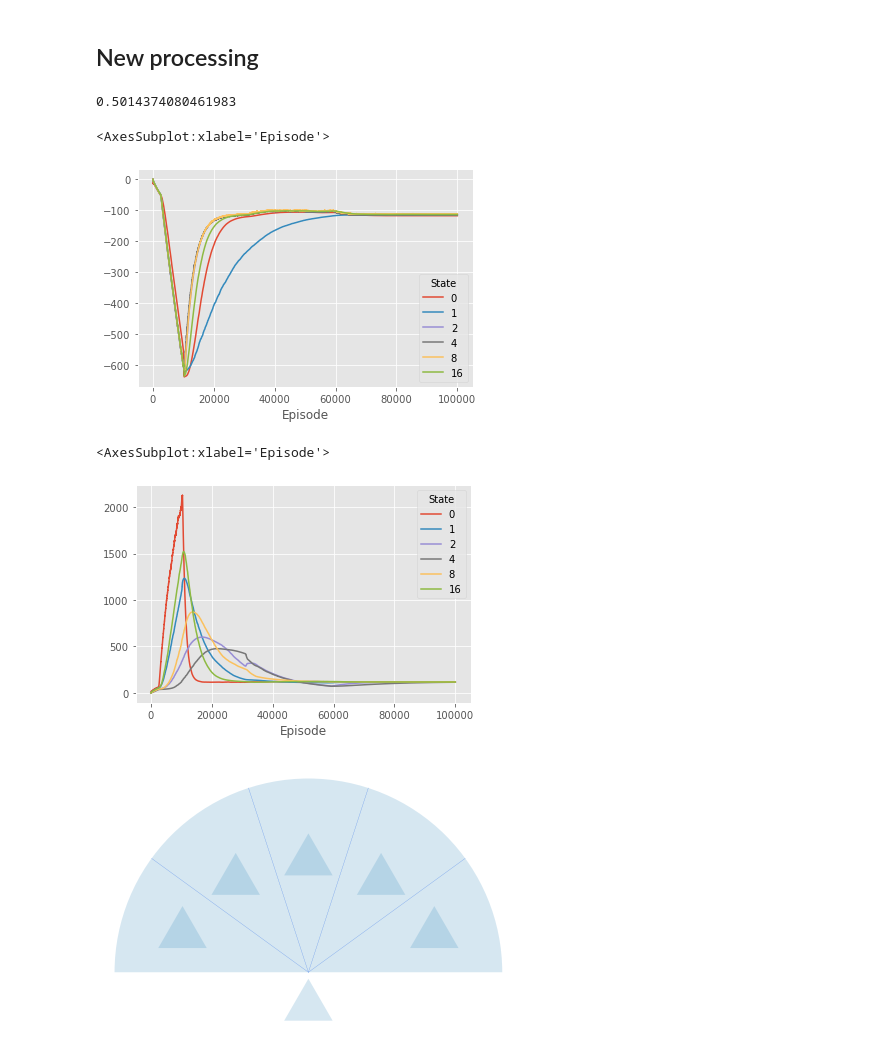
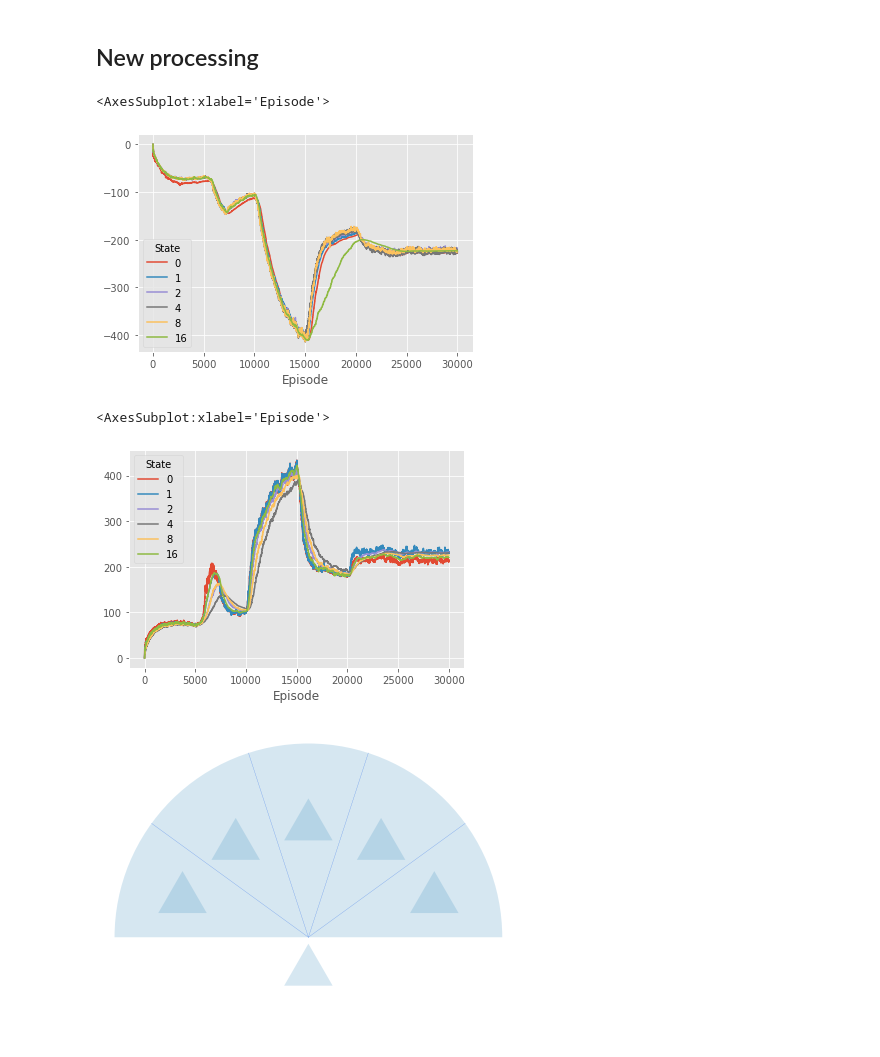
Before and after one commit to fbrand-new/reinforced-birds, a Jupyter notebook: AuxPlots.ipynb, the cells around one changed output. Cells and saved outputs as stored; diff of their text form; code cells hidden in the pictures.

Commit message:
Working with 2 and 3 birds

```diff
--- a/AuxPlots.ipynb
+++ b/AuxPlots.ipynb
@@ -11,16 +11,17 @@ from matplotlib.collections import PatchCollection
 #plt.style.available
 plt.style.use('ggplot')
 
-df = pd.read_csv("episode.csv")
-df["NormEndTime"] = df["EndTime"] / 500
-df["mean_norm_end"] = df["NormEndTime"] .rolling(100, min_periods=5).mean()
-#print(df)
-pred_train = df["PredatorTraining"]
-learner_change = np.where(np.roll(pred_train, -1) != pred_train)[0]
-ax = df.plot(x="Episode", y="mean_norm_end", kind="line", lw=0.5, legend=False, figsize=(16,9))
-ax.set_ylabel("EndTime")
-for i, x_l in enumerate(learner_change):
-    if i%2 == 0:
-        ax.axvline(x=x_l, color="red", linestyle='--', lw=1)
-    else:
-        ax.axvline(x=x_l, color="blue", linestyle='--', lw=1)
+def plot_episode(num_birds=2):
+    df = pd.read_csv("data/episode.csv")
+    df["NormEndTime"] = df["EndTime"] / 1000
+    df["mean_norm_end"] = df["NormEndTime"] .rolling(100, min_periods=5).mean()
+    #print(df)
+    pred_train = df["PredatorTraining"]
+    learner_change = np.where(np.roll(pred_train, -1) != pred_train)[0]
+    ax = df.plot(x="Episode", y="mean_norm_end", kind="line", lw=0.5, legend=False, figsize=(16,9))
+    ax.set_ylabel("EndTime")
+    for i, x_l in enumerate(learner_change):
+        if i%num_birds == 0:
+            ax.axvline(x=x_l, color="red", linestyle='--', lw=1)
+        else:
+            ax.axvline(x=x_l, color="blue", linestyle='--', lw=1)
@@ -93,8 +96,11 @@ def plot_policy(csv_file, episode):
 
     plt.show()
 # %%
-def preprocessing(episodes, states):
-    df = pd.read_csv("value_policy.csv")
+def preprocessing():
+    df = pd.read_csv("data/value_policy.csv")
+    df_aux = pd.read_csv("data/episode.csv")
+    episodes = len(df_aux)
+    states = len(df)//episodes
     df["State"] = [ i%states for i in range(episodes*states)]
     df["Episode"] = [i//states for i in range(episodes*states)]
     index = ['Episode', 'State']
@@ -123,28 +129,20 @@ def extract_value(df, col):
     d = df[col]
     d = d.unstack("State")
     return d
-# %%
-df = preprocessing(5000,32)
-df = extract_policy(df, ["Left_p", "Straight_p", "Right_p"])
-x = (df[("Left_p",)] - df[("Right_p",)])/2 + 0.5
-y = df[("Straight_p",)]
-x[0][1]
-# %% [output]
-0.5014374080461983
 # %%
-df = preprocessing(100000,32)
-df = extract_value(df, "Value_p")
+df = preprocessing()
+df = extract_value(df, "value_0")
 df.plot()
 # %% [output]
 <AxesSubplot:xlabel='Episode'>
-[figure, old version]
+[figure, new version]
 # %%
-df = preprocessing(100000,32)
-df = extract_value(df, "Value_e")
+df = preprocessing()
+df = extract_value(df, "value_1")
 df.plot()
 # %% [output]
 <AxesSubplot:xlabel='Episode'>
-[figure, old version]
+[figure, new version]
 # %%
 plot_policy("policy_pursuer.csv",2000)
 #df = pd.read_csv("policy_pursuer.csv")
```
Also changed, not shown: parts of 2 cells of this notebook, 10 other files.
